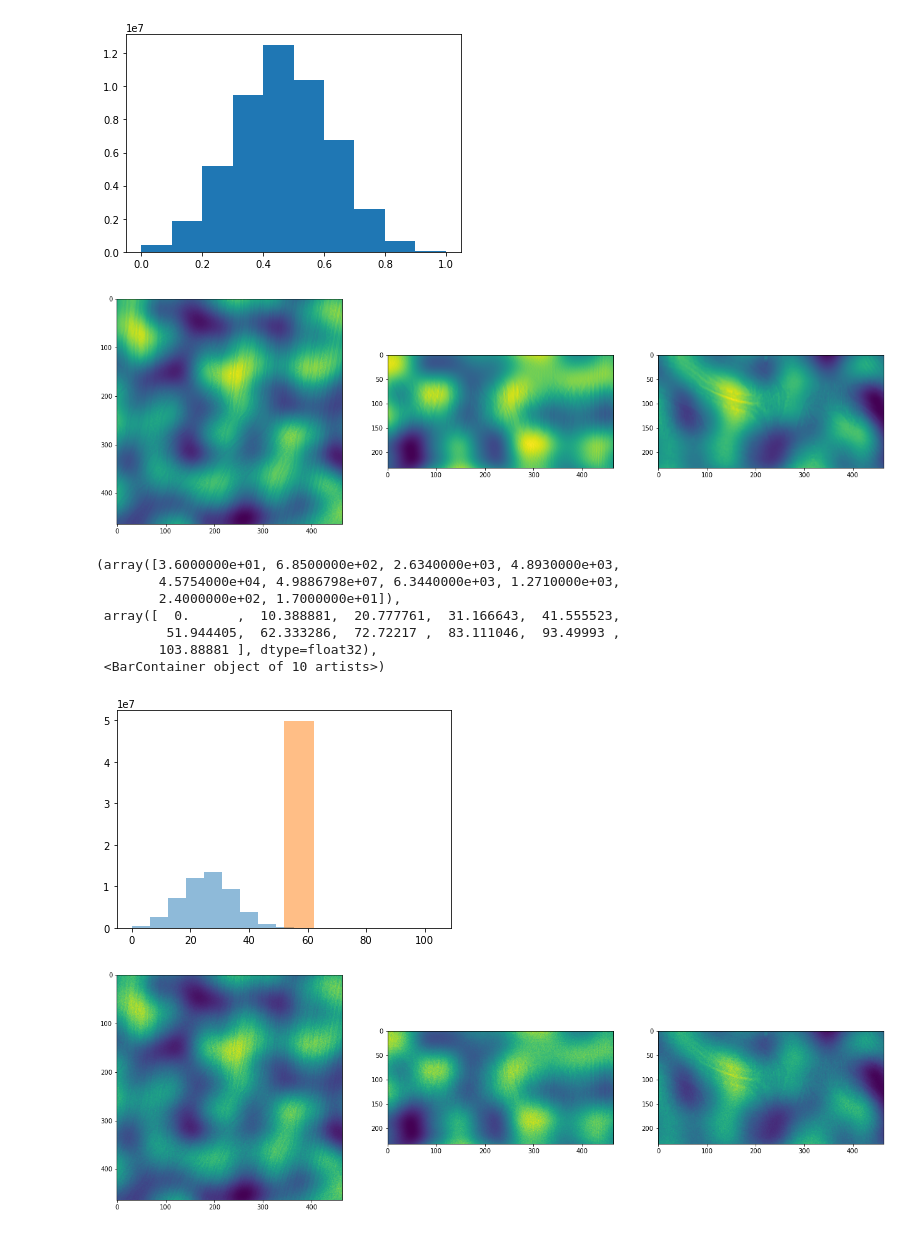
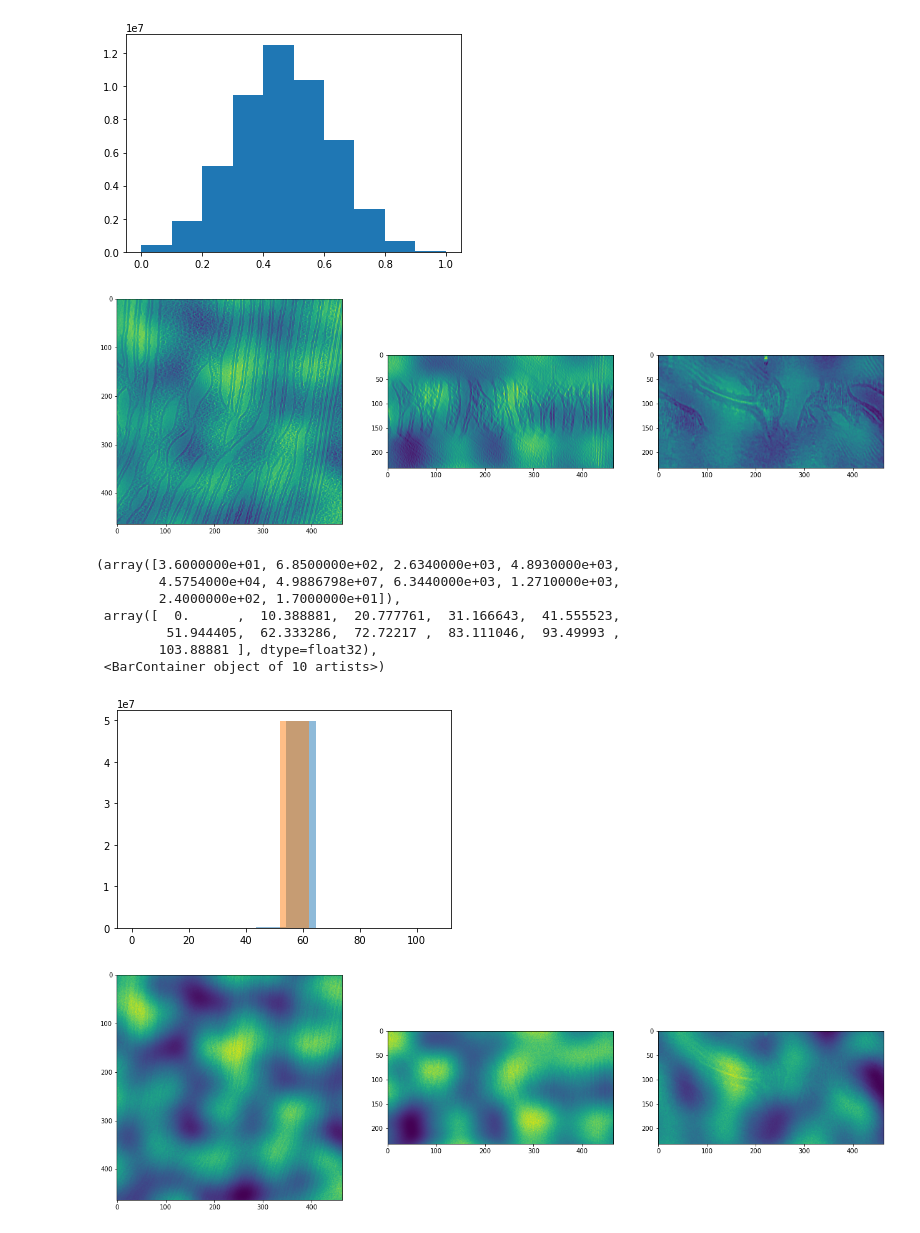
Before and after one commit to Fickincool/master-thesis, a Jupyter notebook: Notebooks/6.00_self2selfDenoising/6.05_make_dummy+noisy_tomogram.ipynb, the cells around one changed output. Saved outputs shown, nothing was run; the diff lists cells and outputs as text; code cells hidden in the pictures.

```diff
--- a/Notebooks/6.00_self2selfDenoising/6.05_make_dummy+noisy_tomogram.ipynb
+++ b/Notebooks/6.00_self2selfDenoising/6.05_make_dummy+noisy_tomogram.ipynb
@@ -169,23 +166,23 @@ plt.hist(noise.flatten())
 # %%
 thresh = 0.0
 noisy_tomo = np.where(noise<thresh, thresh, noise)
-noisy_tomo = tomo_data*noisy_tomo
+noisy_tomo = tomo_data+5*noisy_tomo
 
 zidx, yidx, xidx = tomo_shape//2
 
 plt.figure(figsize=(22, 12))
 plt.subplot(131)
 plt.imshow(noisy_tomo[zidx,:,:])
 
 plt.subplot(132)
 plt.imshow(noisy_tomo[:,yidx,:])
 
 
 plt.subplot(133)
 plt.imshow(noisy_tomo[:,:,xidx])
 plt.show()
 # %% [output]
-[figure, old version]
+[figure, new version]
 # %%
 plt.hist(noisy_tomo.flatten(), alpha=0.5)
 plt.hist(tomo_data.flatten(), alpha=0.5)
@@ -197,7 +194,7 @@ plt.hist(tomo_data.flatten(), alpha=0.5)
          51.944405,  62.333286,  72.72217 ,  83.111046,  93.49993 ,
         103.88881 ], dtype=float32),
  <BarContainer object of 10 artists>)
-[figure, old version]
+[figure, new version]
 # %%
 filename = cet_path.replace('.mrc', '_noisyPerlin.mrc')
 with mrcfile.new(filename, overwrite=True) as mrc:
```
Also changed, not shown: parts of 1 cell of this notebook, 3 other files.
